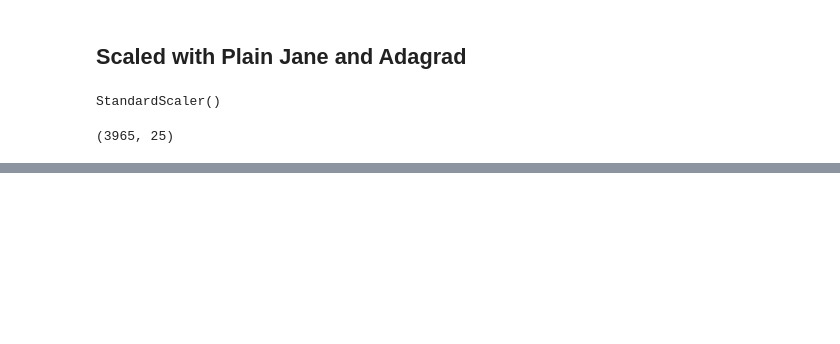
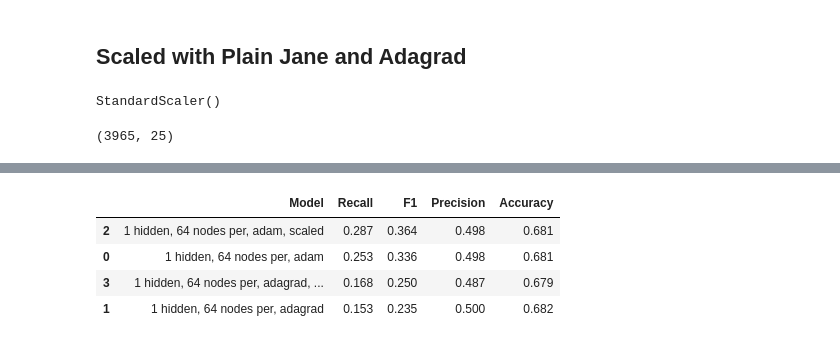
Before and after one commit to GwenToves/Cat-pstone-2, a Jupyter notebook: Notebooks/new_preprocessing_modeling.ipynb, the cells around one changed output, grey strips where cells are left out. Drawn from its saved outputs; the diff is of its cells as text; code cells hidden in the pictures; blank space fills up the shorter version.

```diff
--- a/Notebooks/new_preprocessing_modeling.ipynb
+++ b/Notebooks/new_preprocessing_modeling.ipynb
@@ -319,0 +379,8 @@ array([[1084,   75],
+# %%
+master_scores.sort_values('Recall', ascending=False)
+# %% [output]
+|  | Model | Recall | F1 | Precision | Accuracy |
+| 2 | 1 hidden, 64 nodes per, adam, scaled | 0.287 | 0.364 | 0.498 | 0.681 |
+| 0 | 1 hidden, 64 nodes per, adam | 0.253 | 0.336 | 0.498 | 0.681 |
+| 3 | 1 hidden, 64 nodes per, adagrad, ... | 0.168 | 0.250 | 0.487 | 0.679 |
+| 1 | 1 hidden, 64 nodes per, adagrad | 0.153 | 0.235 | 0.500 | 0.682 |
```
Also changed, not shown: parts of 21 cells of this notebook.
